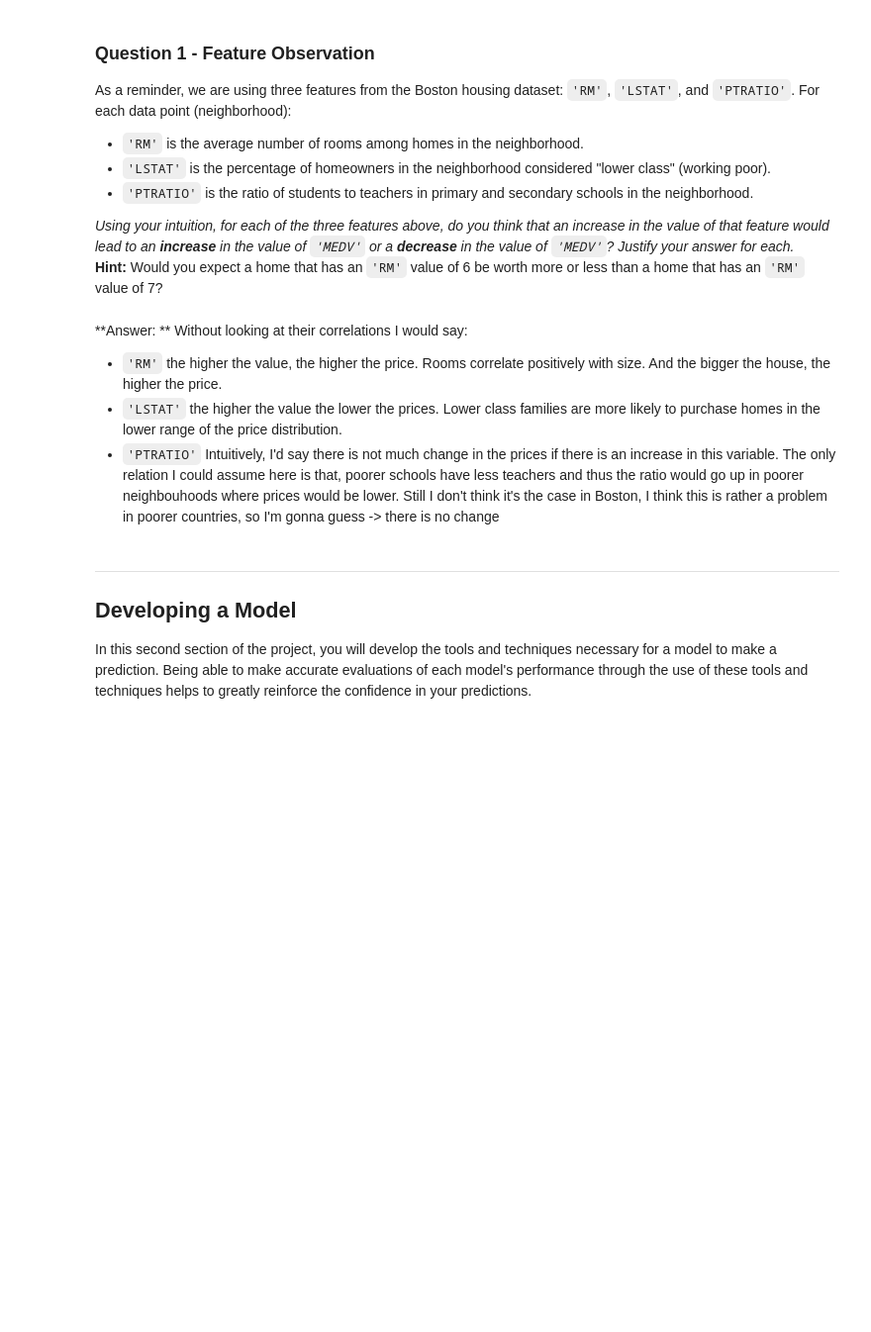
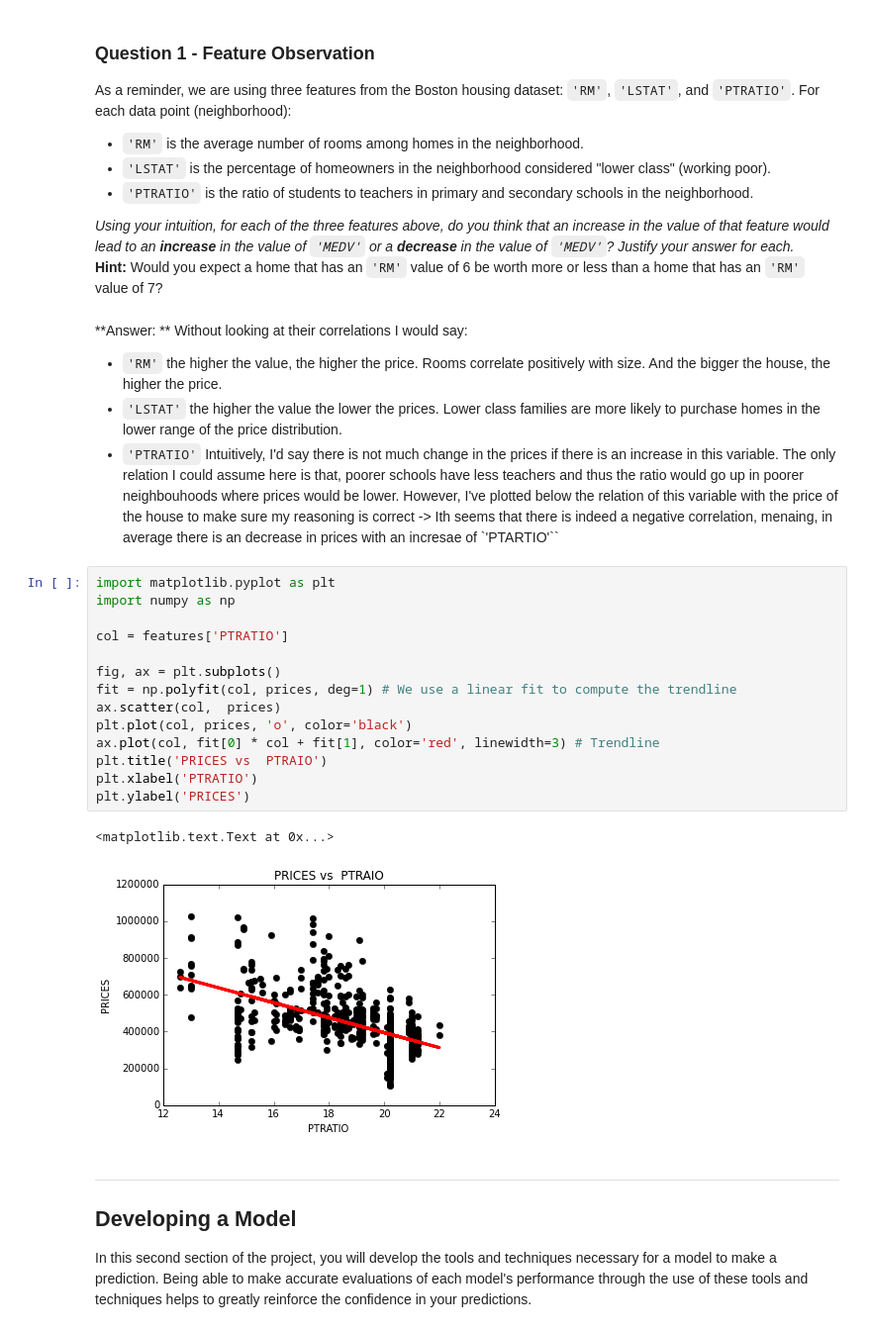
Before and after one commit to rafaviles/Machine-Learning-Nanodegree, a Jupyter notebook: machine-learning-master/projects/boston_housing/boston_housing.ipynb, the cells around one changed output. Shown at 99% size. Drawn from its saved outputs; the diff is of its cells as text; blank space fills up the shorter version.

Commit message:
resubmit project boston pricing

```diff
--- a/machine-learning-master/projects/boston_housing/boston_housing.ipynb
+++ b/machine-learning-master/projects/boston_housing/boston_housing.ipynb
@@ -103,7 +103,24 @@ _Using your intuition, for each of the three features above, do you think that a
 **Answer: ** Without looking at their correlations I would say:
 - `'RM'` the higher the value, the higher the price. Rooms correlate positively with size. And the bigger the house, the higher the price.
 - `'LSTAT'` the higher the value the lower the prices. Lower class families are more likely to purchase homes in the lower range of the price distribution.
-- `'PTRATIO'` Intuitively, I'd say there is not much change in the prices if there is an increase in this variable. The only relation I could assume here is that, poorer schools have less teachers and thus the ratio would go up in poorer neighbouhoods where prices would be lower. Still I don't think it's the case in Boston, I think this is rather  a problem in poorer countries, so I'm gonna guess -> there is no change
+- `'PTRATIO'` Intuitively, I'd say there is not much change in the prices if there is an increase in this variable. The only relation I could assume here is that, poorer schools have less teachers and thus the ratio would go up in poorer neighbouhoods where prices would be lower. However, I've plotted below the relation of this variable with the price of the house to make sure my reasoning is correct -> Ith seems that there is indeed a negative correlation, menaing, in average there is an decrease in prices with an incresae of `'PTARTIO'``
+# %%
+import matplotlib.pyplot as plt
+import numpy as np
+
+col = features['PTRATIO']
+
+fig, ax = plt.subplots()
+fit = np.polyfit(col, prices, deg=1) # We use a linear fit to compute the trendline
+ax.scatter(col,  prices)
+plt.plot(col, prices, 'o', color='black')
+ax.plot(col, fit[0] * col + fit[1], color='red', linewidth=3) # Trendline
+plt.title('PRICES vs  PTRAIO')
+plt.xlabel('PTRATIO')
+plt.ylabel('PRICES')
+# %% [output]
+<matplotlib.text.Text at 0x...>
+[figure, added]
 # %% [markdown]
 ----
 
```
Also changed, not shown: parts of 16 cells of this notebook, 1 other file.
